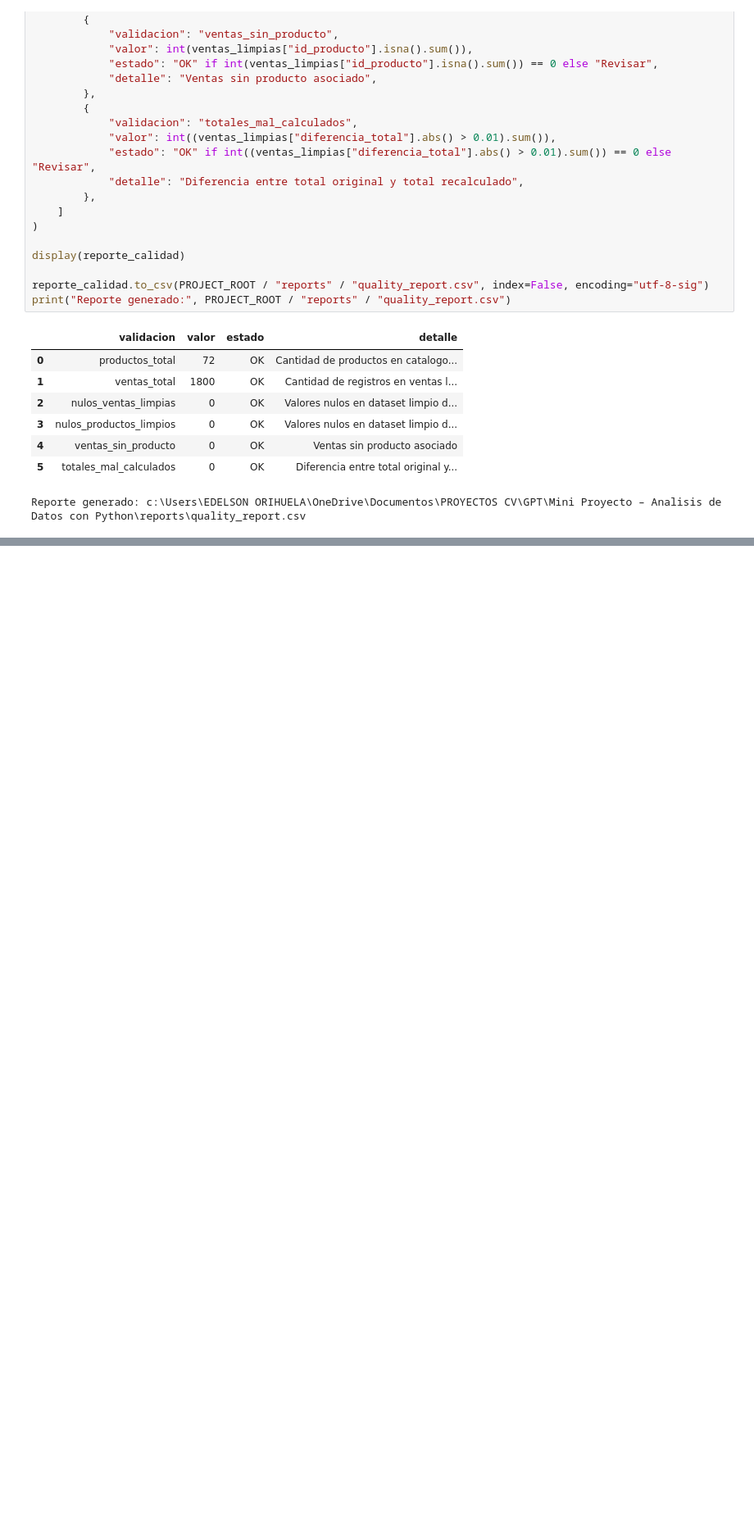
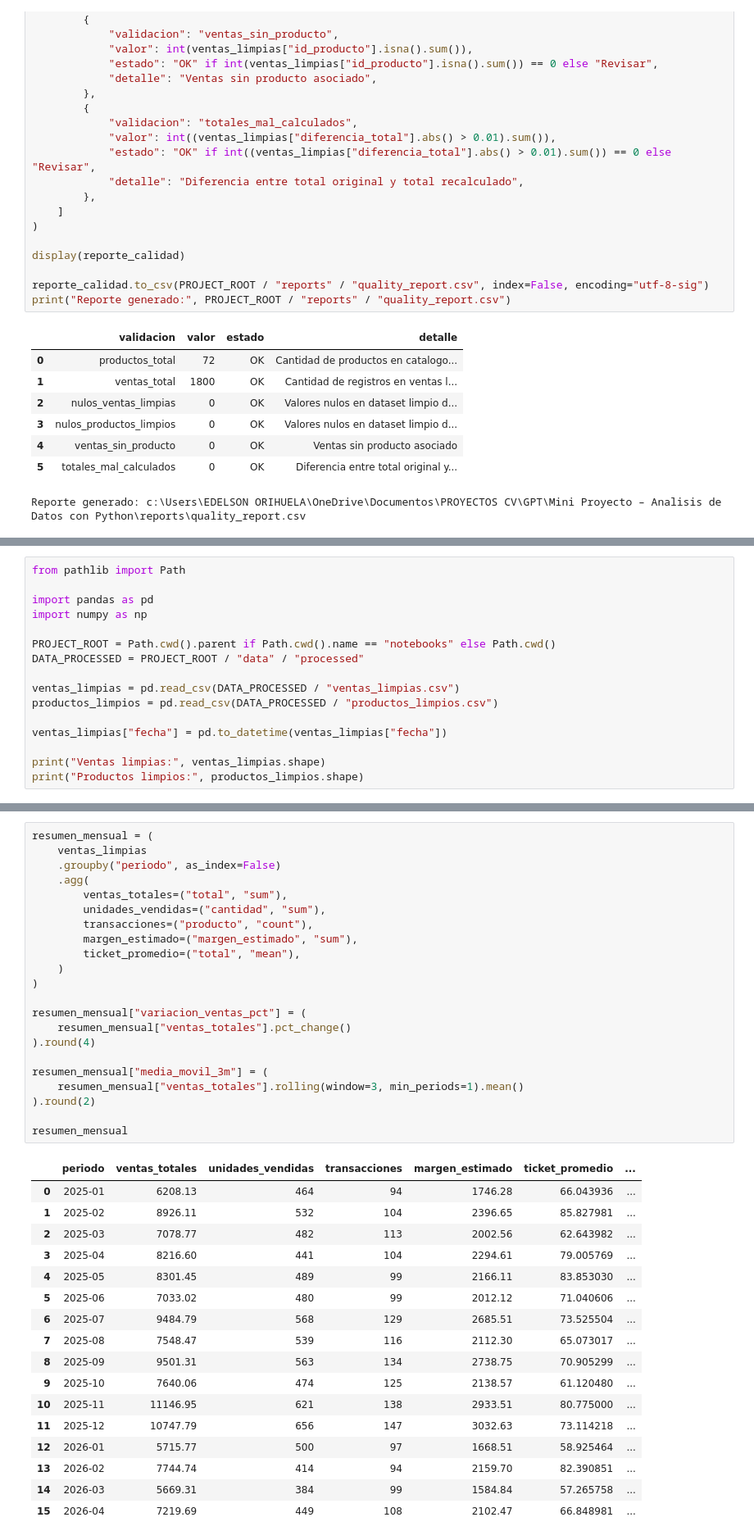
Before and after one commit to OJ-Edelsonn/mini-proyecto-analisis-datos-python, a Jupyter notebook: notebooks/analisis_datos_ferreteria.ipynb, the cells around one changed output, grey strips where cells are left out. Shown at 82% size. Saved outputs shown, nothing was run; the diff lists cells and outputs as text; blank space fills up the shorter version.

Commit message:
notebook: agregar analisis descriptivo

```diff
--- a/notebooks/analisis_datos_ferreteria.ipynb
+++ b/notebooks/analisis_datos_ferreteria.ipynb
@@ -453,0 +458,16 @@ Reporte generado: c:\Users\EDELSON ORIHUELA\OneDrive\Documentos\PROYECTOS CV\GPT
+# %%
+from pathlib import Path
+
+import pandas as pd
+import numpy as np
+
+PROJECT_ROOT = Path.cwd().parent if Path.cwd().name == "notebooks" else Path.cwd()
+DATA_PROCESSED = PROJECT_ROOT / "data" / "processed"
+
+ventas_limpias = pd.read_csv(DATA_PROCESSED / "ventas_limpias.csv")
+productos_limpios = pd.read_csv(DATA_PROCESSED / "productos_limpios.csv")
+
+ventas_limpias["fecha"] = pd.to_datetime(ventas_limpias["fecha"])
+
+print("Ventas limpias:", ventas_limpias.shape)
+print("Productos limpios:", productos_limpios.shape)
@@ -453,0 +638,40 @@ Reporte generado: c:\Users\EDELSON ORIHUELA\OneDrive\Documentos\PROYECTOS CV\GPT
+# %%
+resumen_mensual = (
+    ventas_limpias
+    .groupby("periodo", as_index=False)
+    .agg(
+        ventas_totales=("total", "sum"),
+        unidades_vendidas=("cantidad", "sum"),
+        transacciones=("producto", "count"),
+        margen_estimado=("margen_estimado", "sum"),
+        ticket_promedio=("total", "mean"),
+    )
+)
+
+resumen_mensual["variacion_ventas_pct"] = (
+    resumen_mensual["ventas_totales"].pct_change()
+).round(4)
+
+resumen_mensual["media_movil_3m"] = (
+    resumen_mensual["ventas_totales"].rolling(window=3, min_periods=1).mean()
+).round(2)
+
+resumen_mensual
+# %% [output]
+|  | periodo | ventas_totales | unidades_vendidas | transacciones | margen_estimado | ticket_promedio | ... |
+| 0 | 2025-01 | 6208.13 | 464 | 94 | 1746.28 | 66.043936 | ... |
+| 1 | 2025-02 | 8926.11 | 532 | 104 | 2396.65 | 85.827981 | ... |
+| 2 | 2025-03 | 7078.77 | 482 | 113 | 2002.56 | 62.643982 | ... |
+| 3 | 2025-04 | 8216.60 | 441 | 104 | 2294.61 | 79.005769 | ... |
+| 4 | 2025-05 | 8301.45 | 489 | 99 | 2166.11 | 83.853030 | ... |
+| 5 | 2025-06 | 7033.02 | 480 | 99 | 2012.12 | 71.040606 | ... |
+| 6 | 2025-07 | 9484.79 | 568 | 129 | 2685.51 | 73.525504 | ... |
+| 7 | 2025-08 | 7548.47 | 539 | 116 | 2112.30 | 65.073017 | ... |
+| 8 | 2025-09 | 9501.31 | 563 | 134 | 2738.75 | 70.905299 | ... |
+| 9 | 2025-10 | 7640.06 | 474 | 125 | 2138.57 | 61.120480 | ... |
+| 10 | 2025-11 | 11146.95 | 621 | 138 | 2933.51 | 80.775000 | ... |
+| 11 | 2025-12 | 10747.79 | 656 | 147 | 3032.63 | 73.114218 | ... |
+| 12 | 2026-01 | 5715.77 | 500 | 97 | 1668.51 | 58.925464 | ... |
+| 13 | 2026-02 | 7744.74 | 414 | 94 | 2159.70 | 82.390851 | ... |
+| 14 | 2026-03 | 5669.31 | 384 | 99 | 1584.84 | 57.265758 | ... |
+| 15 | 2026-04 | 7219.69 | 449 | 108 | 2102.47 | 66.848981 | ... |
```
Also changed, not shown: parts of 22 cells of this notebook, 4 other files.
